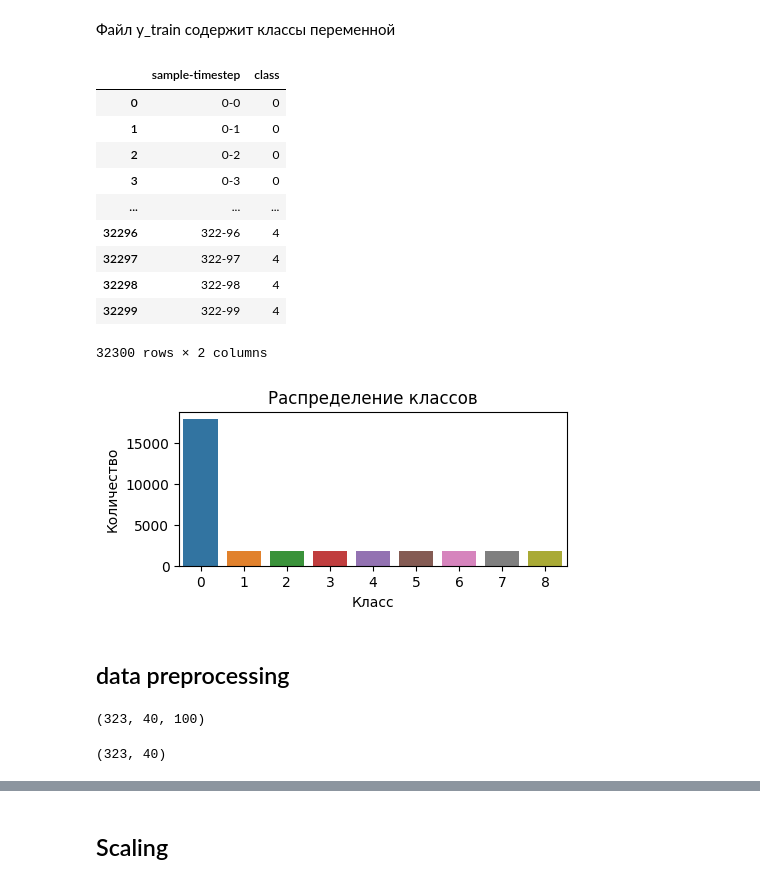
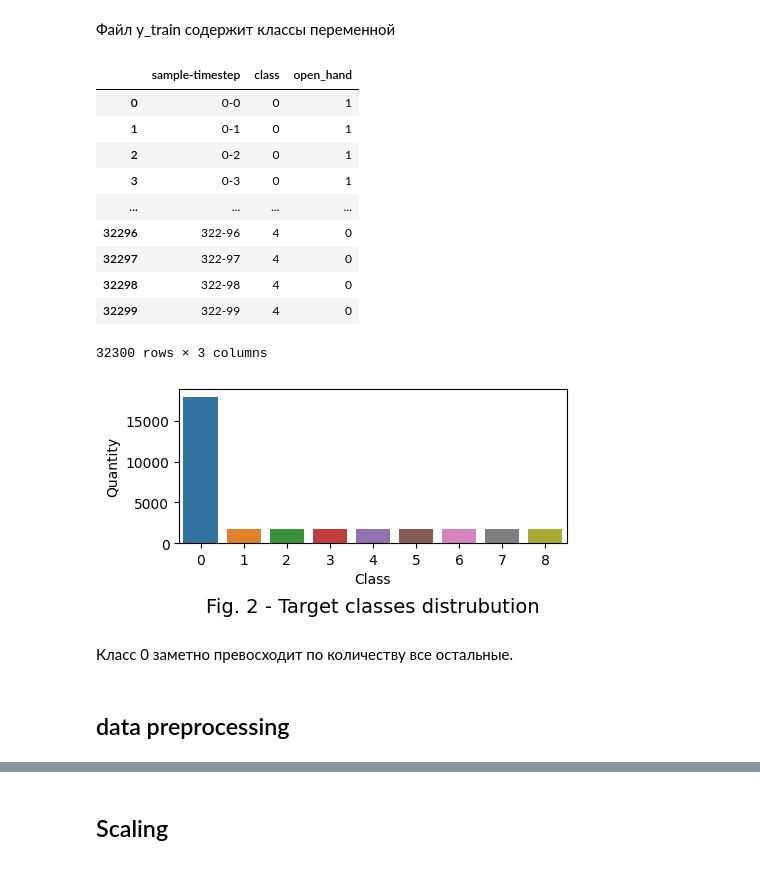
Before and after one commit to gesture-classification/test_task, a Jupyter notebook: notebooks/Project.ipynb, the cells around one changed output, grey strips where cells are left out. Saved outputs shown, nothing was run; the diff lists cells and outputs as text; code cells hidden in the pictures.

```diff
--- a/notebooks/Project.ipynb
+++ b/notebooks/Project.ipynb
@@ -97,8 +103,3 @@ np.random.seed(seed_value)
 | "6"  |  сгиб большого пальца |
 | "7"  |  жест "ok" |
 | "8"  |  жест "grab" |
-# %%
-with ZipFile('../data/test_task.zip') as myzip:
-    for file in myzip.namelist():
-        if file[-3:] == 'npy':
-            print(file)
@@ -107,0 +106,13 @@ X_train.npy
+# %%
+# Функция читает из архива все файлы с расширениями ".npy" и 'csv', а затем сохраняет их в словарь mounts
+mounts = dict()
+with ZipFile(os.path.join(PATH, 'test_task.zip')) as myzip:
+    for file in myzip.namelist():
+        if file[-3:] == 'npy':
+            mounts[f"{file[:-4]}".format(file)] = np.load(myzip.open(file))
+        elif file[-3:] == 'csv':
+            mounts[f"{file[:-4]}".format(file)] = pd.read_csv(myzip.open(file))
+        else:
+            pass
+
+mounts.keys()
@@ -108,14 +121,14 @@ X_train.npy
 # %%
 # read files
-with ZipFile('../data/test_task.zip') as myzip:
+# with ZipFile(os.path.join(PATH, 'test_task.zip')) as myzip:
 
-    y_train = pd.read_csv(myzip.open('y_train.csv'))
-    y_test = pd.read_csv(myzip.open('sample_submission.csv'))
+X_train = mounts['X_train'] #np.load(myzip.open('X_train.npy'))
+X_test  = mounts['X_test'] #np.load(myzip.open('X_test.npy'))
 
-    X_train = np.load(myzip.open('X_train.npy'))
-    X_test = np.load(myzip.open('X_test.npy'))
+y_train = mounts['y_train'] #pd.read_csv(myzip.open('y_train.csv'))
+y_test  = mounts['sample_submission'] #pd.read_csv(myzip.open('sample_submission.csv'))
 
-
-print(X_train.shape, X_test.shape)
-print(y_train.shape )
+print(f"Размерность файла 'X_train': {X_train.shape}. Размерность: наблюдения, датчики, время")
+print(f"Размерность файла 'X_test ': {X_test.shape}. Размерность: наблюдения, датчики, время")
+print(f"Размерность файла 'y_train': {y_train.shape}. Размерность: наблюдения, время")
 # %% [output]
@@ -167,34 +170,34 @@ for idx, arr in zip(y_train_index, y_train):
 df_y_train = pd.concat(df_y_train)
 df_y_train = df_y_train.reset_index()
 df_y_train.columns = ["sample-timestep", "class"]
+df_y_train['open_hand'] = df_y_train['class'].apply(lambda x: 1 if x == 0 else 0)
 df_y_train
 # %% [output]
-|  | sample-timestep | class |
-| 0 | 0-0 | 0 |
-| 1 | 0-1 | 0 |
-| 2 | 0-2 | 0 |
-| 3 | 0-3 | 0 |
-| ... | ... | ... |
-| 32296 | 322-96 | 4 |
-| 32297 | 322-97 | 4 |
-| 32298 | 322-98 | 4 |
-| 32299 | 322-99 | 4 |
+|  | sample-timestep | class | open_hand |
+| 0 | 0-0 | 0 | 1 |
+| 1 | 0-1 | 0 | 1 |
+| 2 | 0-2 | 0 | 1 |
+| 3 | 0-3 | 0 | 1 |
+| ... | ... | ... | ... |
+| 32296 | 322-96 | 4 | 0 |
+| 32297 | 322-97 | 4 | 0 |
+| 32298 | 322-98 | 4 | 0 |
+| 32299 | 322-99 | 4 | 0 |
-32300 rows × 2 columns
+32300 rows × 3 columns
 # %%
 # построим график распределения классов
 y_counts = df_y_train['class'].value_counts()
 
+fig_id = 2
 fig, ax = plt.subplots(figsize=(5, 2))
 fig = sns.barplot(data = df_y_train, x = y_counts.index, y = y_counts)
-fig.set_title('Распределение классов')
-fig.set_xlabel('Класс')
-fig.set_ylabel('Количество');
+fig.set_title(f'Fig. {fig_id} - Target classes distrubution', y=-0.5, fontsize=14)
+fig.set_xlabel('Class')
+fig.set_ylabel('Quantity');
 # %% [output]
-[figure, old version]
+[figure, new version]
+# %% [markdown]
+Класс 0 заметно превосходит по количеству все остальные.
 # %% [markdown]
 ## data preprocessing
-# %%
-X_train.shape
-# %% [output]
-(323, 40, 100)
 # %%
@@ -216,5 +219,4 @@ def data_preproc(df_data):
 # %%
-X_train_preproc = data_preproc(X_train)
-X_train_preproc.shape
+# X_train_preproc = data_preproc(X_train)
+# print(X_train_preproc.shape)
+# X_train_preproc
-# %% [output]
-(323, 40)
```
Also changed, not shown: parts of 64 cells of this notebook.
